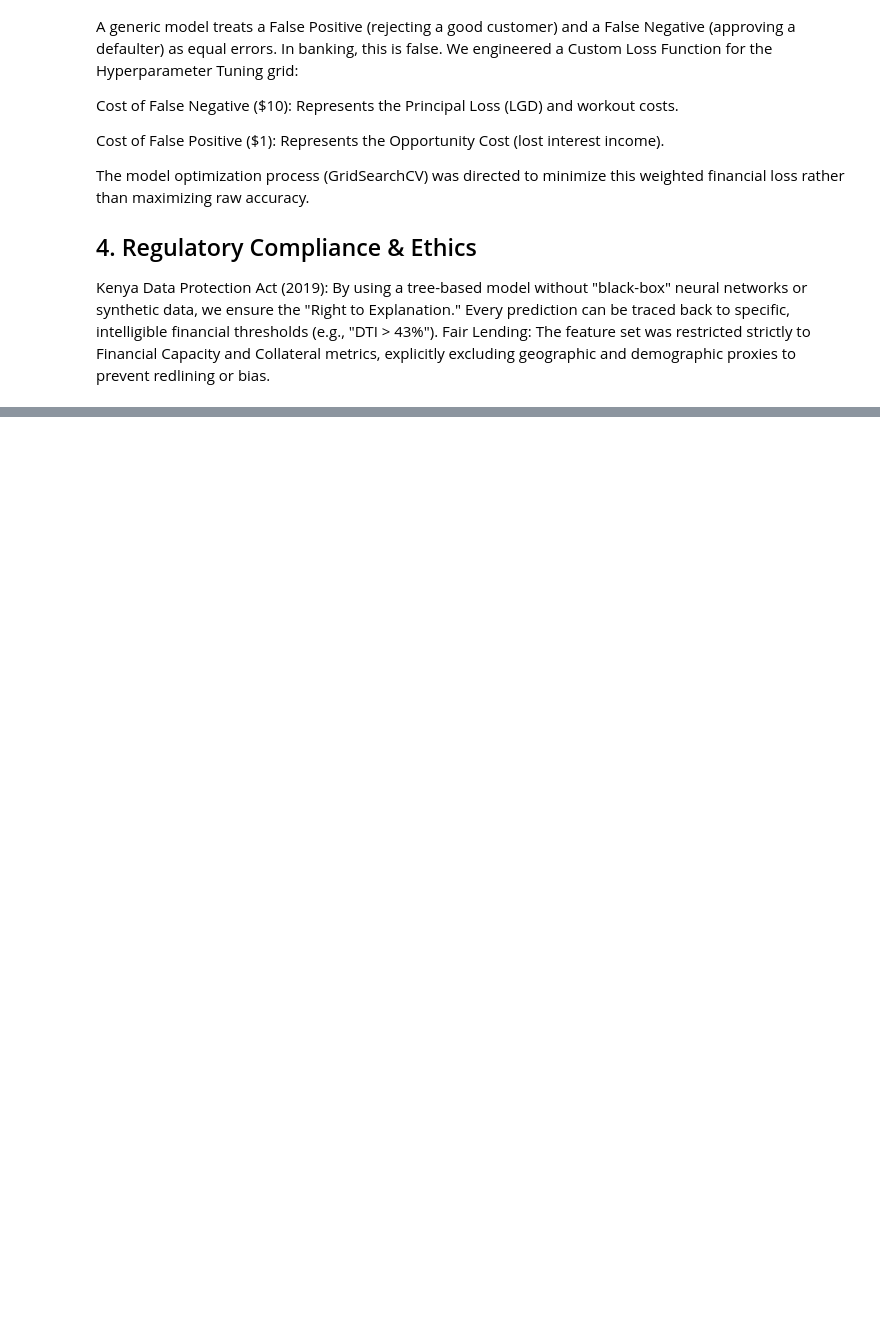
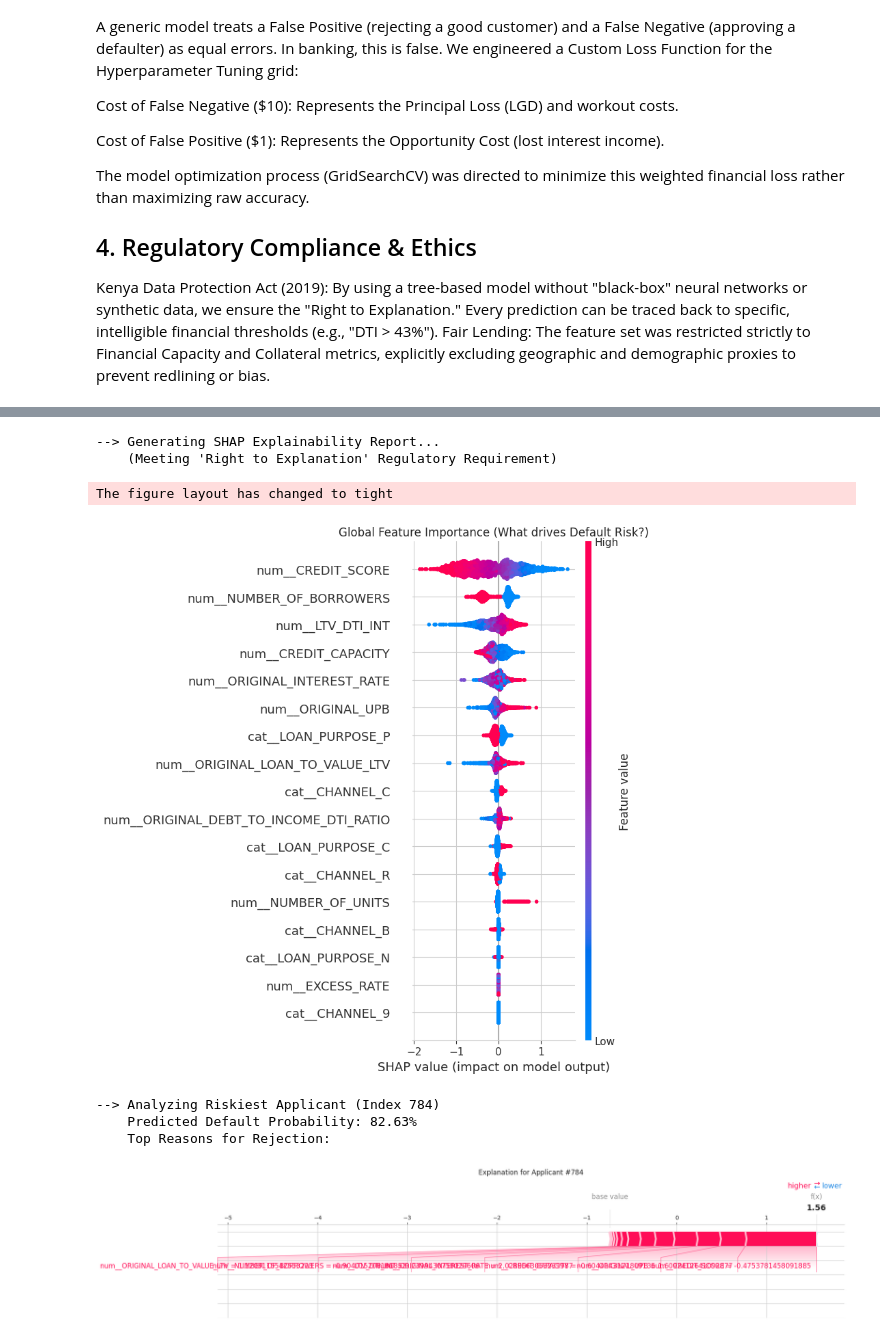
Before and after one commit to mgkEdits/credit-risk-assessment-system, a Jupyter notebook: creditriskmodel-me-fa.ipynb, the cells around one changed output, grey strips where cells are left out. Cells and saved outputs as stored; diff of their text form; code cells hidden in the pictures; blank space fills up the shorter version.

```diff
--- a/creditriskmodel-me-fa.ipynb
+++ b/creditriskmodel-me-fa.ipynb
@@ -545,0 +556,70 @@ for the Next Step (Threshold Tuning & Interactions)
+# %%
+import shap
+import matplotlib.pyplot as plt
+
+def generate_regulatory_explanation(model, X_test):
+    print("\n--> Generating SHAP Explainability Report...")
+    print("    (Meeting 'Right to Explanation' Regulatory Requirement)")
+
+    # 1. Initialize GPU-Accelerated Explainer
+    # We pass the underlying XGBoost booster object for speed
+    explainer = shap.TreeExplainer(model.named_steps['classifier'])
+
+    # 2. Subsample for Visualization
+    # Calculating SHAP for 600k rows is unnecessary for the chart.
+    # We take a random sample of 5,000 to represent the population.
+    X_sample = X_test.sample(n=5000, random_state=42)
+
+    # 3. Preprocess the sample
+    # We must apply the same scaling/encoding as the training phase
+    preprocessor = model.named_steps['preprocessor']
+    X_sample_transformed = preprocessor.transform(X_sample)
+
+    # Get feature names back from the preprocessor
+    feature_names = preprocessor.get_feature_names_out()
+
+    # 4. Calculate SHAP Values
+    shap_values = explainer.shap_values(X_sample_transformed)
+
+    # --- VISUALIZATION A: The Global Risk Drivers ---
+    plt.figure(figsize=(10, 6))
+    plt.title("Global Feature Importance (What drives Default Risk?)")
+    shap.summary_plot(shap_values, X_sample_transformed, feature_names=feature_names, show=False)
+    plt.tight_layout()
+    plt.show()
+
+    # --- VISUALIZATION B: The "Reason Code" Generator ---
+    # Shows why a SPECIFIC high-risk person was rejected
+    # We find the person with the highest predicted probability in our sample
+
+    # Predict probabilities for sample
+    probs = model.predict_proba(X_sample)[:, 1]
+    riskiest_idx = np.argmax(probs)
+
+    print(f"\n--> Analyzing Riskiest Applicant (Index {riskiest_idx})")
+    print(f"    Predicted Default Probability: {probs[riskiest_idx]:.2%}")
+    print("    Top Reasons for Rejection:")
+
+    # Force plot for single observation
+    shap.force_plot(
+        explainer.expected_value,
+        shap_values[riskiest_idx],
+        X_sample_transformed[riskiest_idx],
+        feature_names=feature_names,
+        matplotlib=True,
+        show=False
+    )
+    plt.title(f"Explanation for Applicant #{riskiest_idx}", y=1.5)
+    plt.show()
+
+# --- EXECUTE ---
+generate_regulatory_explanation(model, X_test)
+# %% [output]
+--> Generating SHAP Explainability Report...
+    (Meeting 'Right to Explanation' Regulatory Requirement)
+The figure layout has changed to tight
+[figure, added]
+--> Analyzing Riskiest Applicant (Index 784)
+    Predicted Default Probability: 82.63%
+    Top Reasons for Rejection:
+[figure, added]
```
Also changed, not shown: parts of 9 cells of this notebook.
